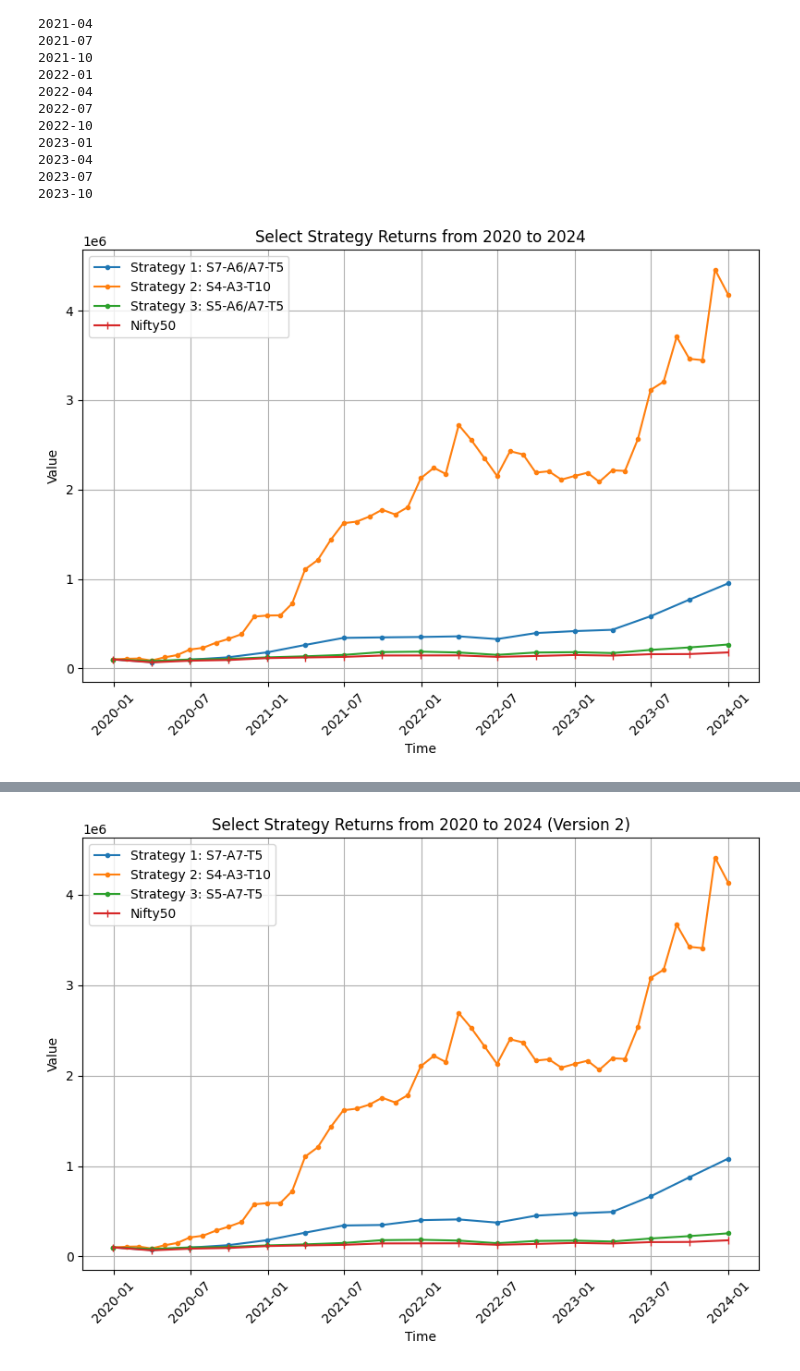
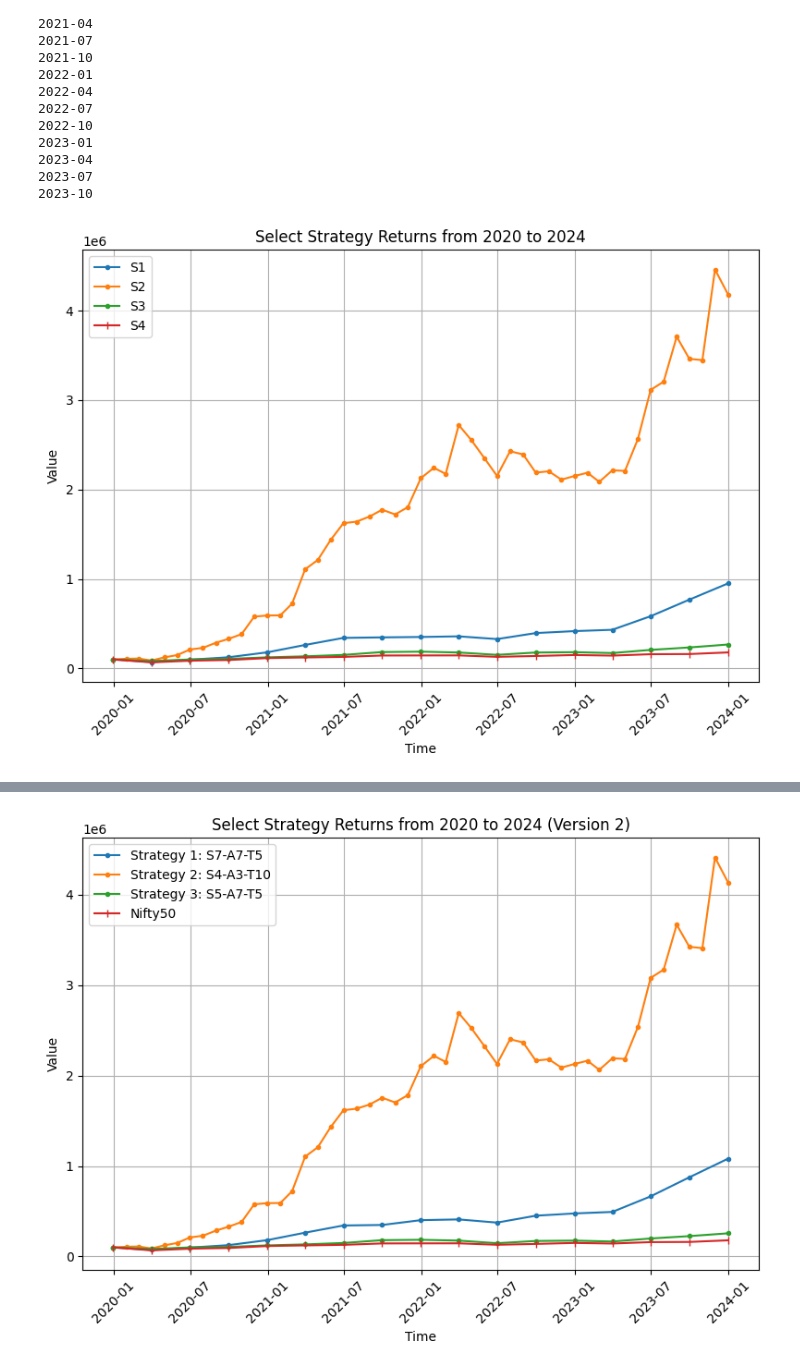
Before and after one commit to oomrawat/Portfolio-Project-FSP, a Jupyter notebook: notebooks/backtesting_results_visualisation.ipynb, the cells around one changed output, grey strips where cells are left out. Drawn from its saved outputs; the diff is of its cells as text; code cells hidden in the pictures.

```diff
--- a/notebooks/backtesting_results_visualisation.ipynb
+++ b/notebooks/backtesting_results_visualisation.ipynb
@@ -294,12 +296,3 @@ market_dates_ = list(all_stocks_df.index)
 market_dates = []
 for date in market_dates_:
     market_dates.append(str(date)[:10])
-# %%
-backtesting_buying_dates_for_1m_hold_ = []
-for date in backtesting_buying_dates_for_1m_hold:
-    if date in market_dates:
-        backtesting_buying_dates_for_1m_hold_.append(date)
-
-backtesting_buying_dates_for_1m_hold = backtesting_buying_dates_for_1m_hold_[:49]
-
-backtesting_buying_dates_for_1m_hold, len(backtesting_buying_dates_for_1m_hold)
@@ -348,3 +323,12 @@ backtesting_buying_dates_for_1q_hold, len(backtesting_buying_dates_for_1q_hold)
   '2023-12-12',
   '2023-12-13'],
  49)
+# %%
+backtesting_buying_dates_for_1m_hold_ = []
+for date in backtesting_buying_dates_for_1m_hold:
+    if date in market_dates:
+        backtesting_buying_dates_for_1m_hold_.append(date)
+
+backtesting_buying_dates_for_1m_hold = backtesting_buying_dates_for_1m_hold_[:56]
+
+backtesting_buying_dates_for_1m_hold, len(backtesting_buying_dates_for_1m_hold)
@@ -378,7 +401,7 @@ def load_json_to_dict(filename):
     return data
 # %%
 try:
-    strategy_performance_dict = load_json_to_dict('../data/last_4_months_results.json')
+    strategy_performance_dict = load_json_to_dict('../data/last_4_months_results copy.json')
     x = len(strategy_performance_dict)
 except:
     strategy_performance_dict = {}
@@ -472,7 +495,7 @@ for strategy in strategies_selected[x-1:]:
 
         transactions.append(transaction)
         strategy_performance_dict[str(strategy)] = transactions
-        save_dict_to_json(strategy_performance_dict, '../data/last_4_months_results.json')
+        save_dict_to_json(strategy_performance_dict, '../data/last_4_months_results copy.json')
 
         print(f'Done {buy_date}')
 # %% [output]
@@ -480,5 +519,5 @@ for strategy in strategies_selected[x-1:]:
 # %%
-strategy_performance_dict = load_json_to_dict('../data/last_4_months_results.json')
+strategy_performance_dict = load_json_to_dict('../data/last_4_months_results copy.json')
 # %%
 strategy_performance_dict
 # %% [output]
@@ -801,30 +840,31 @@ for i in quarterly_dates:
 # %%
 data_lists = value_lists_list
 
 quarterly_dates = pd.date_range(start='2019-10-01', periods=17, freq='Q')
 monthly_dates = pd.date_range(start='2019-12-01', periods=49, freq='M')
 
 # Plotting all sub-lists on the same plot
 plt.figure(figsize=(8, 6))
 
 for data in data_lists:
     if len(data) == 17:  # If data length matches quarterly data
         plt.plot(quarterly_dates, data, marker='.', linestyle='-')
     elif len(data) == 49:  # If data length matches monthly data
         plt.plot(monthly_dates, data, marker='.', linestyle='-')
 
 plt.plot(quarterly_dates, nifty_investment_values, marker='|', linestyle='-')
 
 title = 'Select Strategy Returns from 2020 to 2024'
 plt.title(title)
 plt.xlabel('Time')
 plt.ylabel('Value')
-plt.legend(['Strategy 1: S7-A6/A7-T5', 'Strategy 2: S4-A3-T10', 'Strategy 3: S5-A6/A7-T5', 'Nifty50'])
+# plt.legend(['Strategy 1: S7-A6/A7-T5', 'Strategy 2: S4-A3-T10', 'Strategy 3: S5-A6/A7-T5', 'Nifty50'])
+plt.legend(['S1','S2','S3','S4','S5','S6','S7','S8','S9','S10','S11','S12','S13','Nifty50'])
 plt.grid(True)
 plt.xticks(rotation=45)
 plt.tight_layout()
 plt.savefig(f'../backtesting_results/graphs/{title}.png', dpi=300)
 plt.show()
 # %% [output]
-[figure, old version]
+[figure, new version]
 # %%
```
Also changed, not shown: parts of 22 cells of this notebook, 49 other files.
